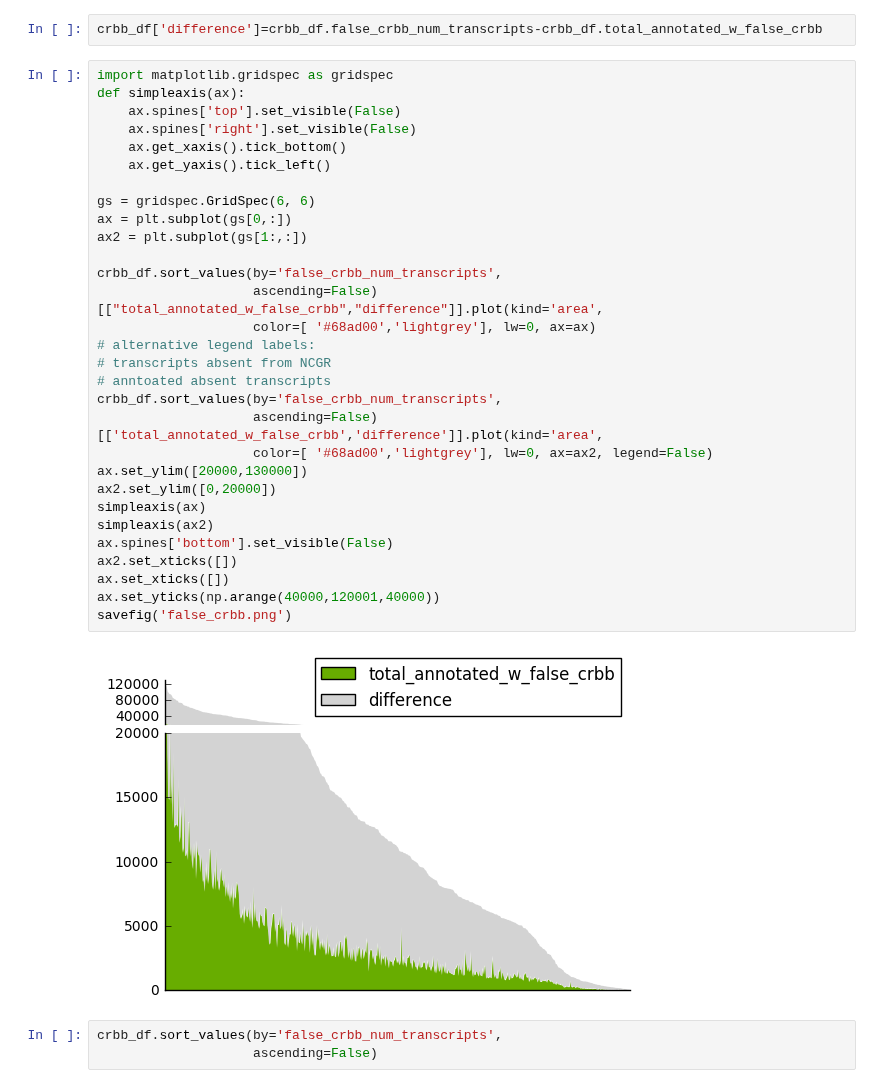
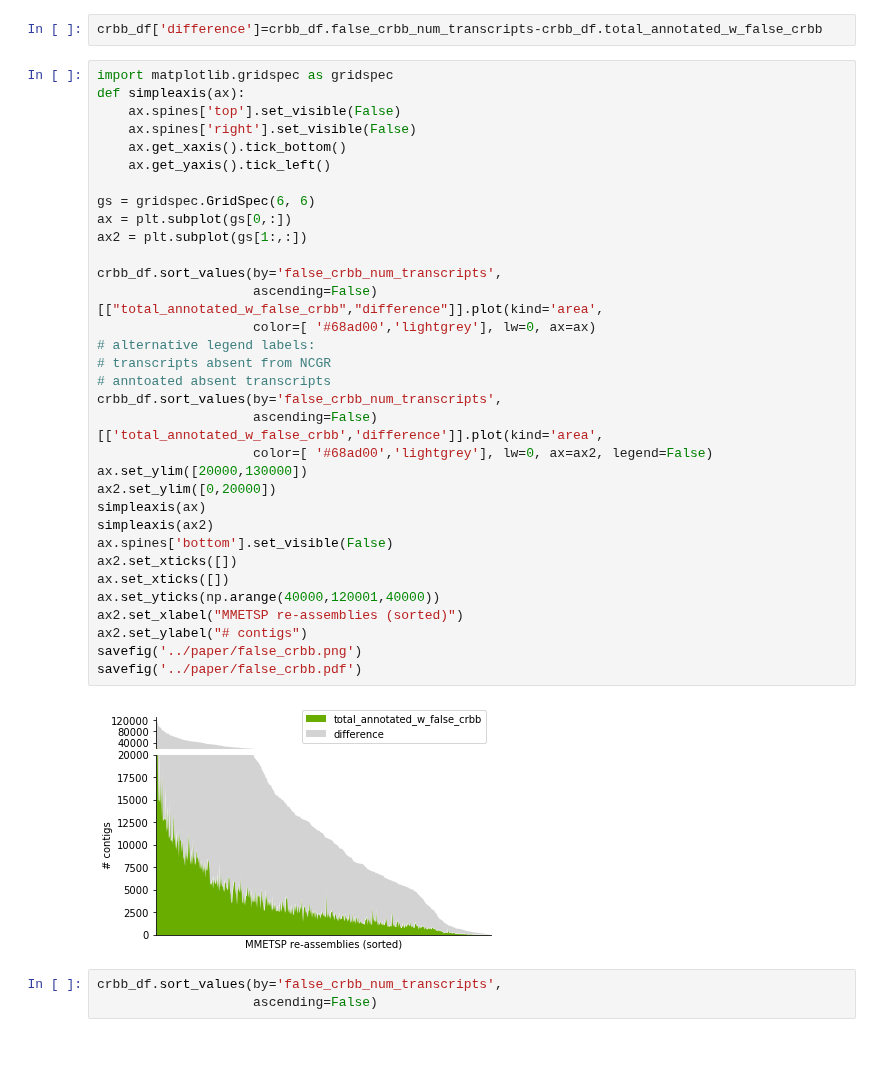
Before and after one commit to johnsolk/MMETSP, a Jupyter notebook: notebooks/ASLO_talk_figures.ipynb, the cells around one changed output. Cells and saved outputs as stored; diff of their text form; blank space fills up the shorter version.

```diff
--- a/notebooks/ASLO_talk_figures.ipynb
+++ b/notebooks/ASLO_talk_figures.ipynb
@@ -68,35 +68,38 @@ crbb_df['difference']=crbb_df.false_crbb_num_transcripts-crbb_df.total_annotated
 # %%
 import matplotlib.gridspec as gridspec
 def simpleaxis(ax):
     ax.spines['top'].set_visible(False)
     ax.spines['right'].set_visible(False)
     ax.get_xaxis().tick_bottom()
     ax.get_yaxis().tick_left()
 
 gs = gridspec.GridSpec(6, 6)
 ax = plt.subplot(gs[0,:])
 ax2 = plt.subplot(gs[1:,:])
 
 crbb_df.sort_values(by='false_crbb_num_transcripts',
                     ascending=False)[["total_annotated_w_false_crbb","difference"]].plot(kind='area',
                     color=[ '#68ad00','lightgrey'], lw=0, ax=ax)
 # alternative legend labels:
 # transcripts absent from NCGR
 # anntoated absent transcripts
 crbb_df.sort_values(by='false_crbb_num_transcripts',
                     ascending=False)[['total_annotated_w_false_crbb','difference']].plot(kind='area',
                     color=[ '#68ad00','lightgrey'], lw=0, ax=ax2, legend=False)
 ax.set_ylim([20000,130000])
 ax2.set_ylim([0,20000])
 simpleaxis(ax)
 simpleaxis(ax2)
 ax.spines['bottom'].set_visible(False)
 ax2.set_xticks([])
 ax.set_xticks([])
 ax.set_yticks(np.arange(40000,120001,40000))
-savefig('false_crbb.png')
+ax2.set_xlabel("MMETSP re-assemblies (sorted)")
+ax2.set_ylabel("# contigs")
+savefig('../paper/false_crbb.png')
+savefig('../paper/false_crbb.pdf')
 # %% [output]
-[figure, old version]
+[figure, new version]
 # %%
 crbb_df.sort_values(by='false_crbb_num_transcripts',
                     ascending=False)
```
Also changed, not shown: parts of 2 cells of this notebook, 10 other files.
